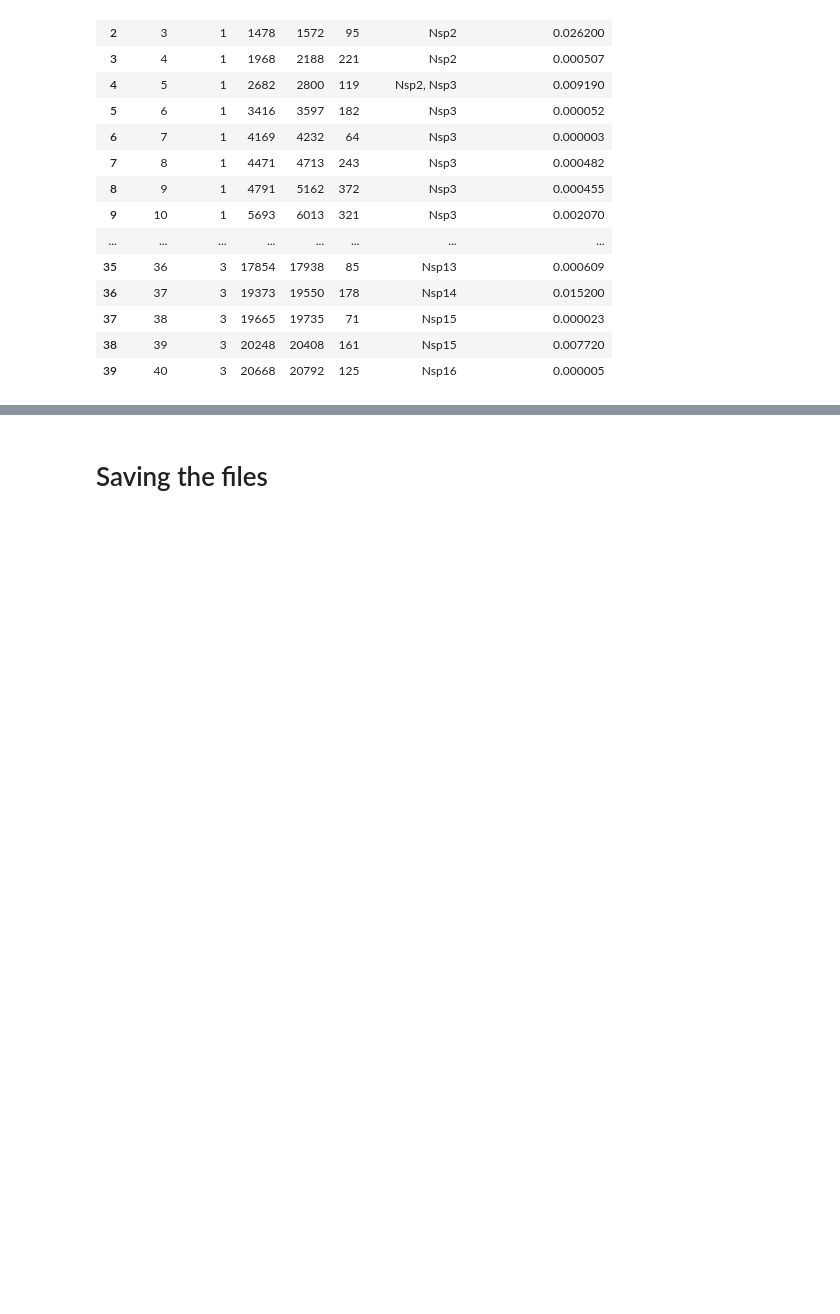
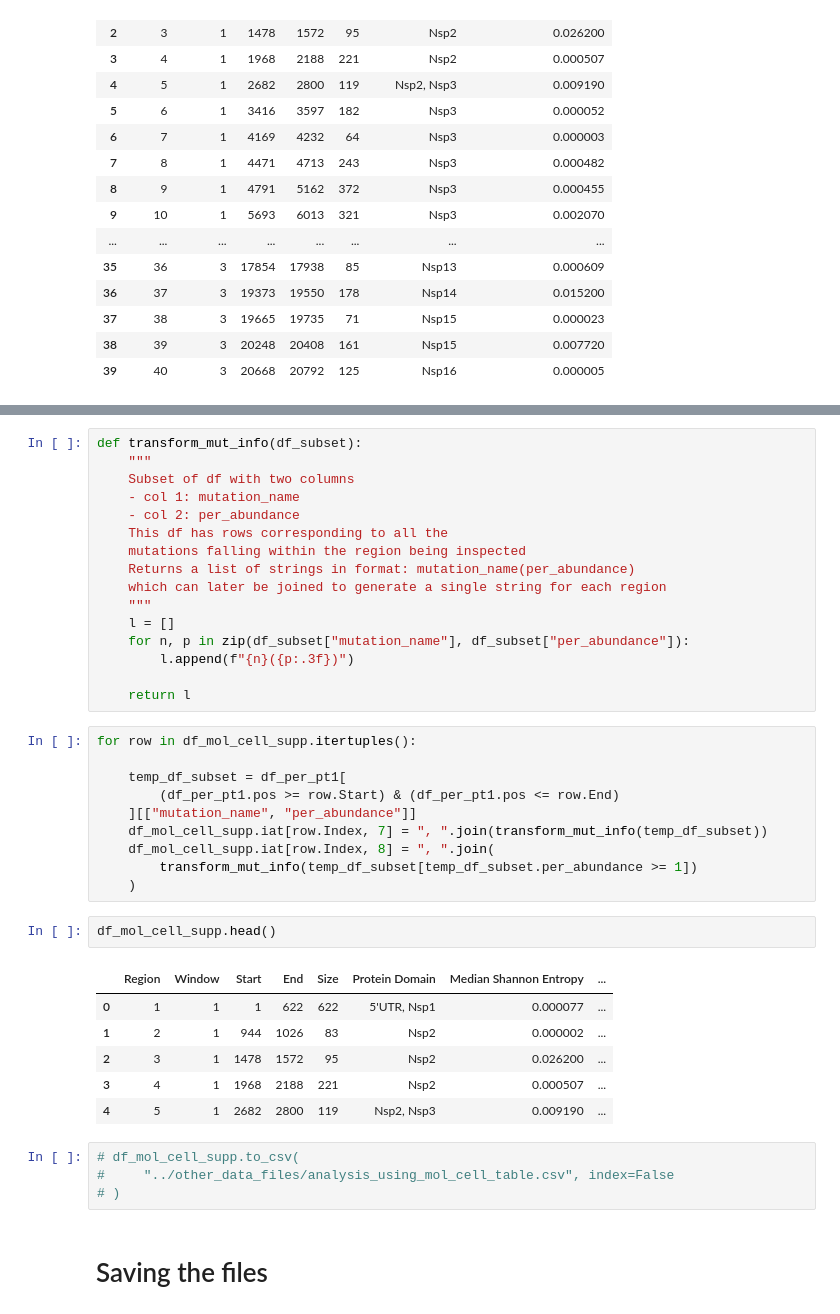
Before and after one commit to iamakhilverma/conserved_stretches_in_sars_cov2, a Jupyter notebook: notebooks_and_scripts/notebook_002.ipynb, the cells around one changed output, grey strips where cells are left out. Cells and saved outputs as stored; diff of their text form; blank space fills up the shorter version.

```diff
--- a/notebooks_and_scripts/notebook_002.ipynb
+++ b/notebooks_and_scripts/notebook_002.ipynb
@@ -775,3 +807,42 @@ Nsp14
+# %%
+def transform_mut_info(df_subset):
+    """
+    Subset of df with two columns
+    - col 1: mutation_name
+    - col 2: per_abundance
+    This df has rows corresponding to all the
+    mutations falling within the region being inspected
+    Returns a list of strings in format: mutation_name(per_abundance)
+    which can later be joined to generate a single string for each region
+    """
+    l = []
+    for n, p in zip(df_subset["mutation_name"], df_subset["per_abundance"]):
+        l.append(f"{n}({p:.3f})")
+
+    return l
+# %%
+for row in df_mol_cell_supp.itertuples():
+
+    temp_df_subset = df_per_pt1[
+        (df_per_pt1.pos >= row.Start) & (df_per_pt1.pos <= row.End)
+    ][["mutation_name", "per_abundance"]]
+    df_mol_cell_supp.iat[row.Index, 7] = ", ".join(transform_mut_info(temp_df_subset))
+    df_mol_cell_supp.iat[row.Index, 8] = ", ".join(
+        transform_mut_info(temp_df_subset[temp_df_subset.per_abundance >= 1])
+    )
+# %%
+df_mol_cell_supp.head()
+# %% [output]
+|  | Region | Window | Start | End | Size | Protein Domain | Median Shannon Entropy | ... |
+| 0 | 1 | 1 | 1 | 622 | 622 | 5'UTR, Nsp1 | 0.000077 | ... |
+| 1 | 2 | 1 | 944 | 1026 | 83 | Nsp2 | 0.000002 | ... |
+| 2 | 3 | 1 | 1478 | 1572 | 95 | Nsp2 | 0.026200 | ... |
+| 3 | 4 | 1 | 1968 | 2188 | 221 | Nsp2 | 0.000507 | ... |
+| 4 | 5 | 1 | 2682 | 2800 | 119 | Nsp2, Nsp3 | 0.009190 | ... |
+# %%
+# df_mol_cell_supp.to_csv(
+#     "../other_data_files/analysis_using_mol_cell_table.csv", index=False
+# )
 # %% [markdown]
 # Saving the files
 # %% [markdown]
```
Also changed, not shown: parts of 4 cells of this notebook.
